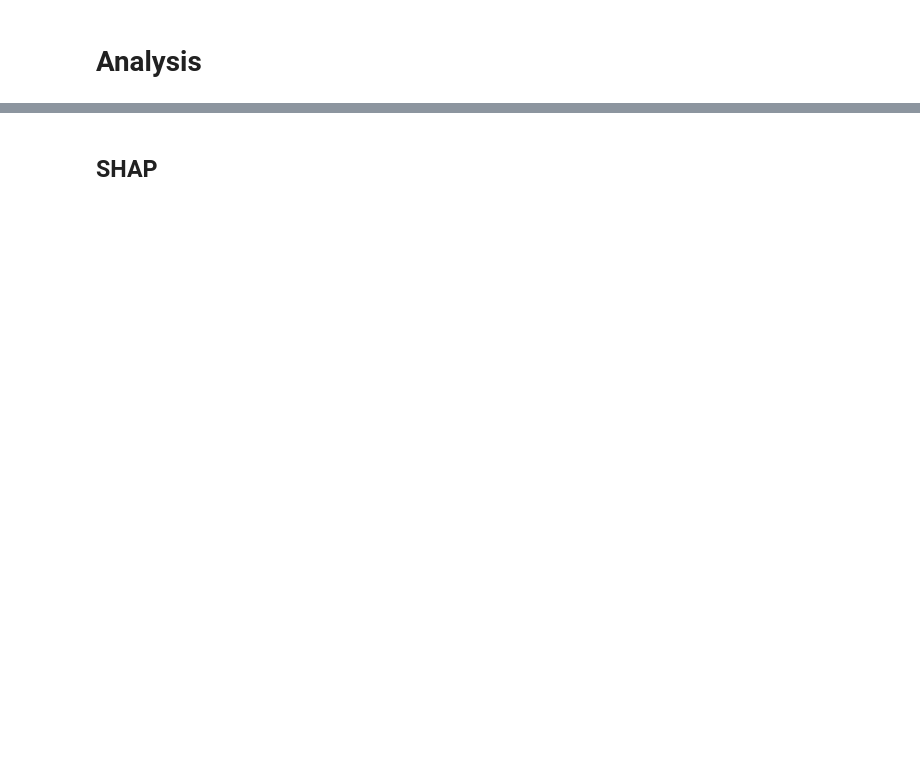
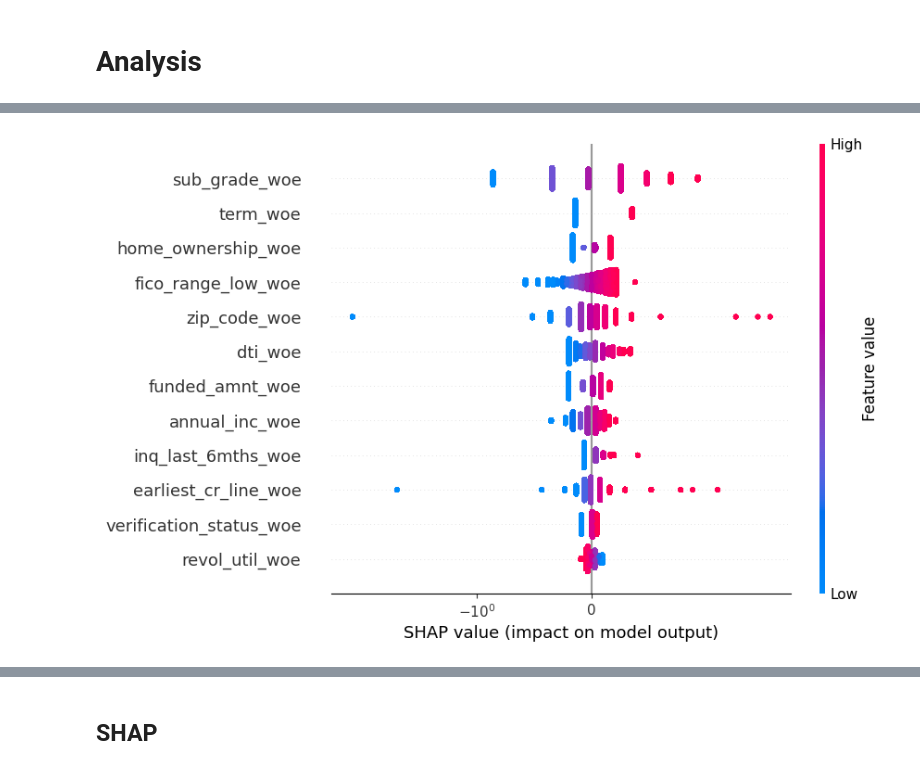
Before and after one commit to neon-belfante/lending-club-analysis, a Jupyter notebook: src/03.models_performance.ipynb, the cells around one changed output, grey strips where cells are left out. Drawn from its saved outputs; the diff is of its cells as text; code cells hidden in the pictures; blank space fills up the shorter version.

```diff
--- a/src/03.models_performance.ipynb
+++ b/src/03.models_performance.ipynb
@@ -74,0 +142,2 @@ log_reg = PipelineModel.load(f"{output_path}_log_reg.gz")
+# %%
+sk_log_reg = joblib.load(f"{output_path}sk_log_reg.gz")
@@ -101,0 +209,7 @@ InvalidModelError: An unknown model type was passed: <class 'pyspark.ml.regressi
+# %%
+explainer = shap.Explainer(sk_log_reg, xtrain)
+shap_values = explainer(xtrain)
+# %%
+shap.plots.beeswarm(shap_values, max_display=20, log_scale=True)
+# %% [output]
+[figure, added]
```
Also changed, not shown: parts of 15 cells of this notebook, 4 other files.
